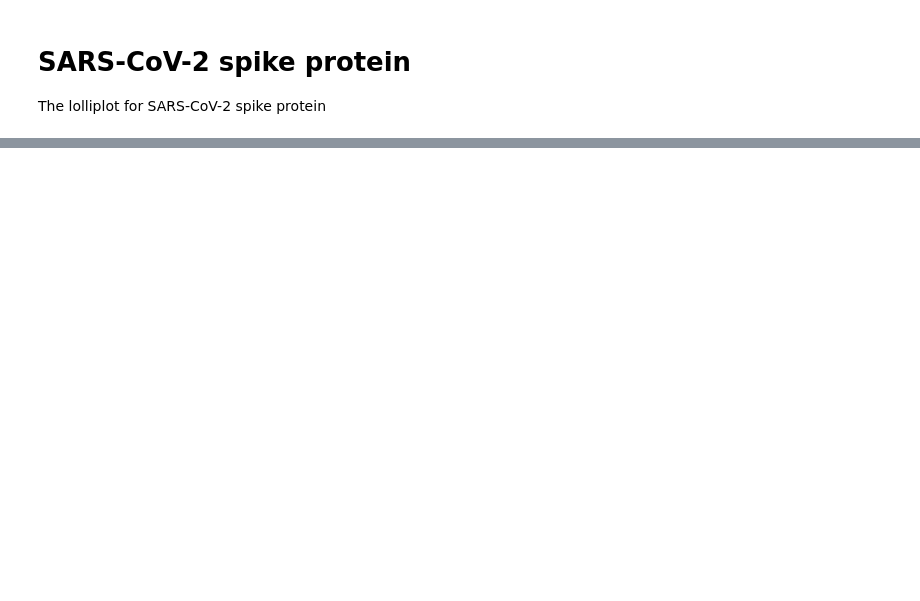
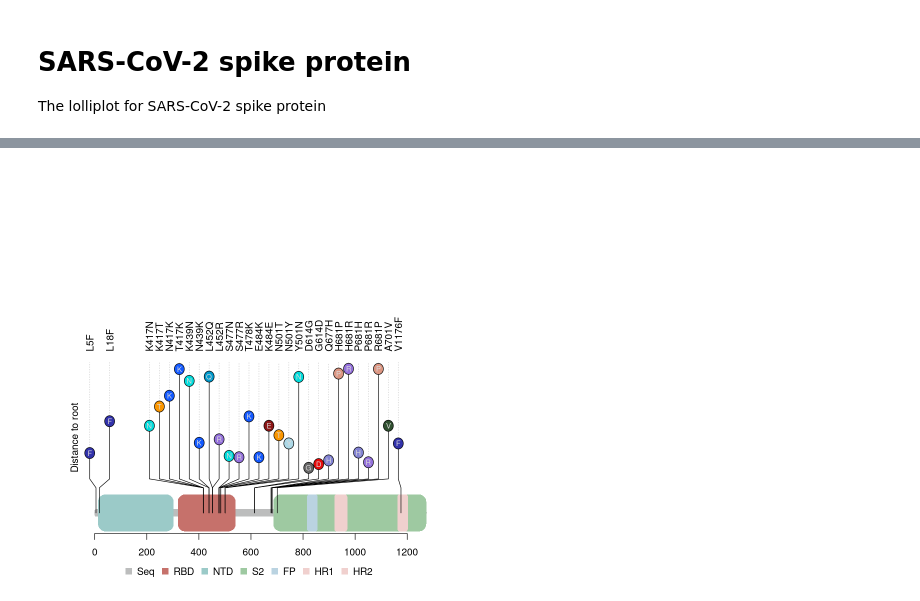
Before and after one commit to Takkoona/phyloColoring, a Jupyter notebook: 4_lolliplots.ipynb, the cells around one changed output, grey strips where cells are left out. Drawn from its saved outputs; the diff is of its cells as text; code cells hidden in the pictures; blank space fills up the shorter version.

```diff
--- a/4_lolliplots.ipynb
+++ b/4_lolliplots.ipynb
@@ -293,33 +306,43 @@ gr <- GRanges(seqname, IRanges(df[["refSite"]],
 gr$color <- as.character(df[["color"]])
 gr$score <- (df[["fixationDepth"]] - min(df[["fixationDepth"]])) * 100
 gr$label <- as.character(df[["fixedAA"]])
 gr$label.col <- "#DBD9DA"
 
 # Prepare the domains
 domainInfo <- domain4Lolli(domainSites, maxLen)
 features <- GRanges(seqname, IRanges(
     "start" = domainInfo$blockStarts,
     "width" = domainInfo$blockWidths,
     "names" = domainInfo$blockNames
 ))
 features$fill <- DOMAIN_COLOR[domainInfo$blockNames]
 features$color <- 0
 features$height <- domainInfo$blockHeights
 
 pdf(
     file = file.path(PLOTS_DIR, paste0(protein, "_lolliplot_para.pdf")),
     width = 16,
     height = 4,
     bg = "transparent"
 )
 lolliplot(
     SNP.gr = gr,
     features = features,
     ranges = GRanges(seqname, IRanges(0, maxLen)),
     ylab = "Distance to root",
     yaxis = FALSE
 )
 invisible(dev.off())
+
+lolliplot(
+    SNP.gr = gr,
+    features = features,
+    ranges = GRanges(seqname, IRanges(0, maxLen)),
+    ylab = "Distance to root",
+    yaxis = FALSE
+)
+# %% [output]
+[figure, added]
 # %%
 jsonlite::write_json(
     list(
```
Also changed, not shown: parts of 4 cells of this notebook, 10 other files.
